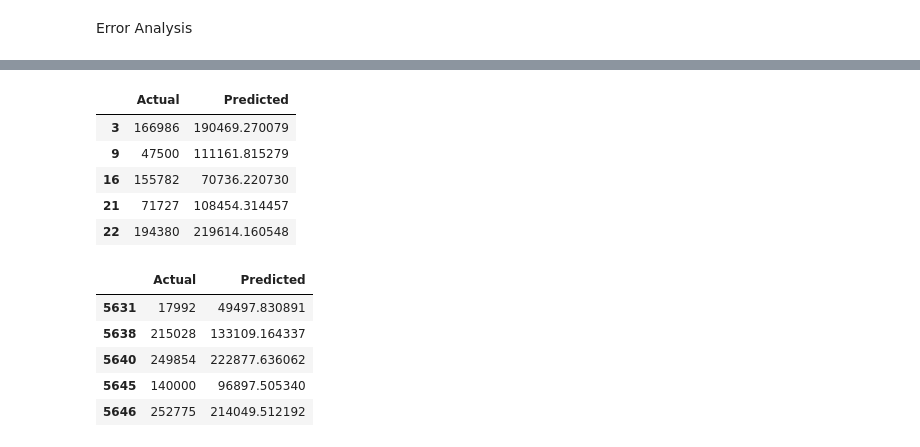
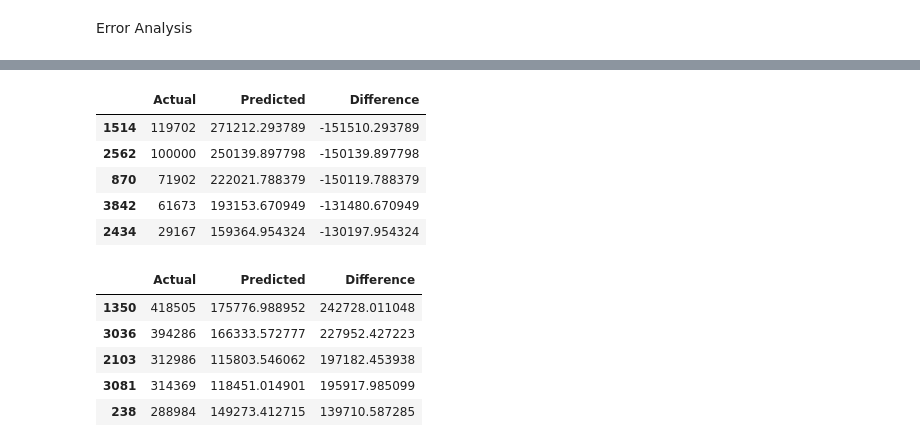
Before and after one commit to victorouma1/Machine-Learning-Capstone, a Jupyter notebook: main_2.ipynb, the cells around one changed output, grey strips where cells are left out. Saved outputs shown, nothing was run; the diff lists cells and outputs as text; code cells hidden in the pictures.

```diff
--- a/main_2.ipynb
+++ b/main_2.ipynb
@@ -382,7 +383,7 @@ plt.show()
 Ridge Regularization
 # %%
 ridge_model = Pipeline([
-    ('poly', PolynomialFeatures(degree=3)),
+    ('poly', PolynomialFeatures(degree=2)),
     ('scaler_post_poly', StandardScaler()),
     ('ridge', Ridge(alpha=1.0))
 ])
@@ -441,7 +442,7 @@ plt.show()
 Lasso Regularization
 # %%
 lasso_model = Pipeline([
-    ('poly', PolynomialFeatures(degree=3)),
+    ('poly', PolynomialFeatures(degree=2)),
     ('scaler_post_poly', StandardScaler()),
     ('lasso', Lasso(alpha=1.0))
 ])
@@ -656,5 +642,5 @@ Name: hg/ha_yield, Length: 5649, dtype: int64
 # %%
-results = pd.DataFrame(X_test)
+results = pd.DataFrame(X_test, columns = ['Area','Item','Year','average_rain_fall_mm_per_year','pesticides_tonnes','avg_temp'])
 results['Actual'] = y_test.values
 results['Predicted'] = test_preds_ridge_2
 # %%
@@ -664,6 +650,8 @@ errors = results[
     (results['Actual'] > results['Predicted'] + rmse_ridge_2) |
     (results['Actual'] < results['Predicted'] - rmse_ridge_2)
 ]
+# %%
+errors['Difference'] = errors['Actual'] - errors['Predicted']
 # %%
 errors.head()
 # %% [output]
@@ -676,18 +664,18 @@ errors.head()
 # %%
-errors[['Actual', 'Predicted']].head()
+errors[['Actual', 'Predicted','Difference']].sort_values(by='Difference').head()
 # %% [output]
-|  | Actual | Predicted |
-| 3 | 166986 | 190469.270079 |
-| 9 | 47500 | 111161.815279 |
-| 16 | 155782 | 70736.220730 |
-| 21 | 71727 | 108454.314457 |
-| 22 | 194380 | 219614.160548 |
+|  | Actual | Predicted | Difference |
+| 1514 | 119702 | 271212.293789 | -151510.293789 |
+| 2562 | 100000 | 250139.897798 | -150139.897798 |
+| 870 | 71902 | 222021.788379 | -150119.788379 |
+| 3842 | 61673 | 193153.670949 | -131480.670949 |
+| 2434 | 29167 | 159364.954324 | -130197.954324 |
 # %%
-errors[['Actual', 'Predicted']].tail()
+errors[['Actual', 'Predicted', 'Difference']].sort_values(by='Difference', ascending = False).head()
 # %% [output]
-|  | Actual | Predicted |
-| 5631 | 17992 | 49497.830891 |
-| 5638 | 215028 | 133109.164337 |
-| 5640 | 249854 | 222877.636062 |
-| 5645 | 140000 | 96897.505340 |
-| 5646 | 252775 | 214049.512192 |
+|  | Actual | Predicted | Difference |
+| 1350 | 418505 | 175776.988952 | 242728.011048 |
+| 3036 | 394286 | 166333.572777 | 227952.427223 |
+| 2103 | 312986 | 115803.546062 | 197182.453938 |
+| 3081 | 314369 | 118451.014901 | 195917.985099 |
+| 238 | 288984 | 149273.412715 | 139710.587285 |
```
Also changed, not shown: parts of 15 cells of this notebook, 1 other file.
